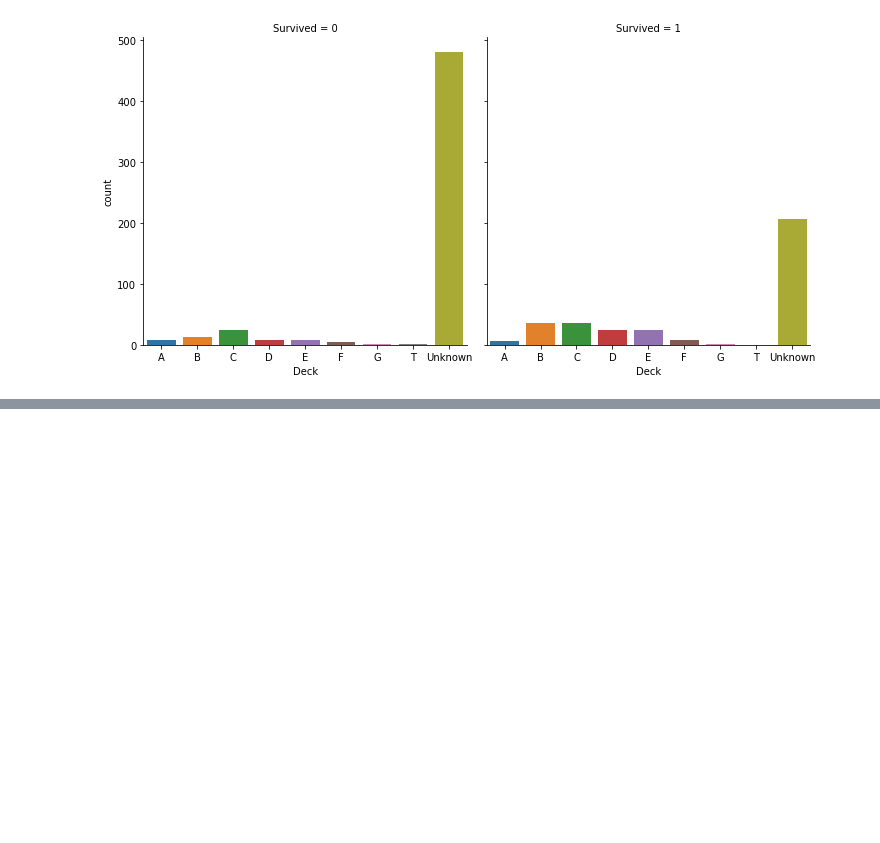
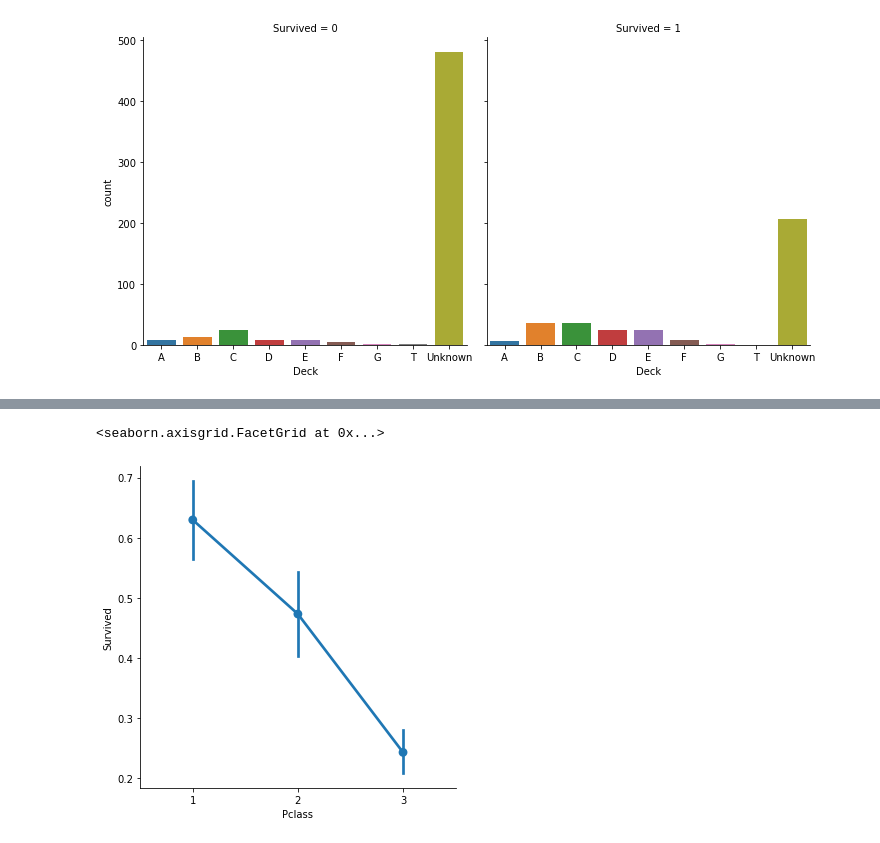
Before and after one commit to edwardKGN/Work-Portfolio, a Jupyter notebook: TUTORIAL Data Processing Project A - Titanic Sinking Incident Survival Factor Analysis/Main.ipynb, the cells around one changed output, grey strips where cells are left out. Saved outputs shown, nothing was run; the diff lists cells and outputs as text; code cells hidden in the pictures; blank space fills up the shorter version.

```diff
--- a/TUTORIAL Data Processing Project A - Titanic Sinking Incident Survival Factor Analysis/Main.ipynb
+++ b/TUTORIAL Data Processing Project A - Titanic Sinking Incident Survival Factor Analysis/Main.ipynb
@@ -338,0 +363,6 @@ sns.catplot(x = 'Deck', col = 'Survived', data = train_data, kind = 'count', ord
+# %%
+# Survival Rate compared to Pclass
+sns.catplot(x = 'Pclass', y = 'Survived', data = train_data, kind = 'point')
+# %% [output]
+<seaborn.axisgrid.FacetGrid at 0x...>
+[figure, added]
```
Also changed, not shown: parts of 14 cells of this notebook.
